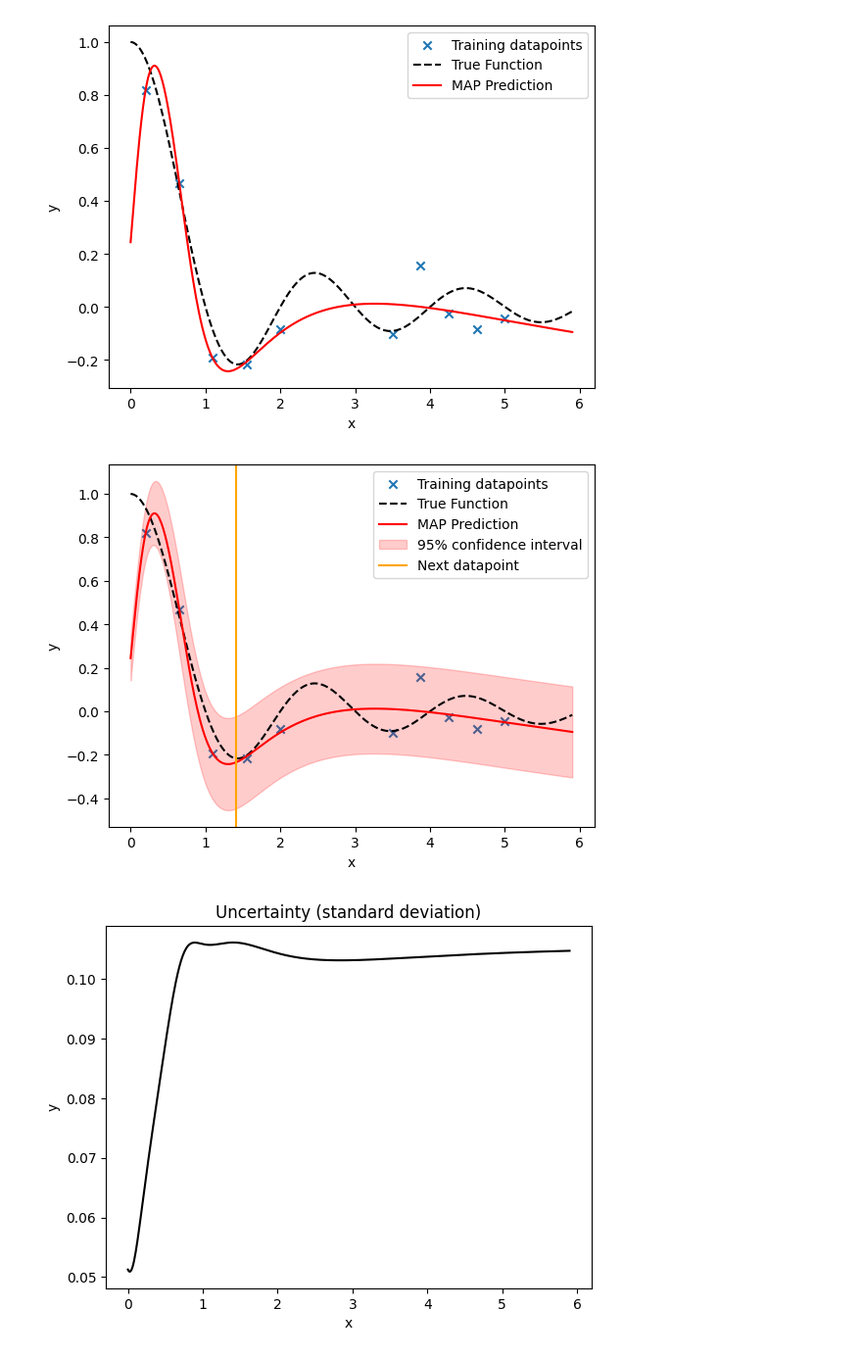
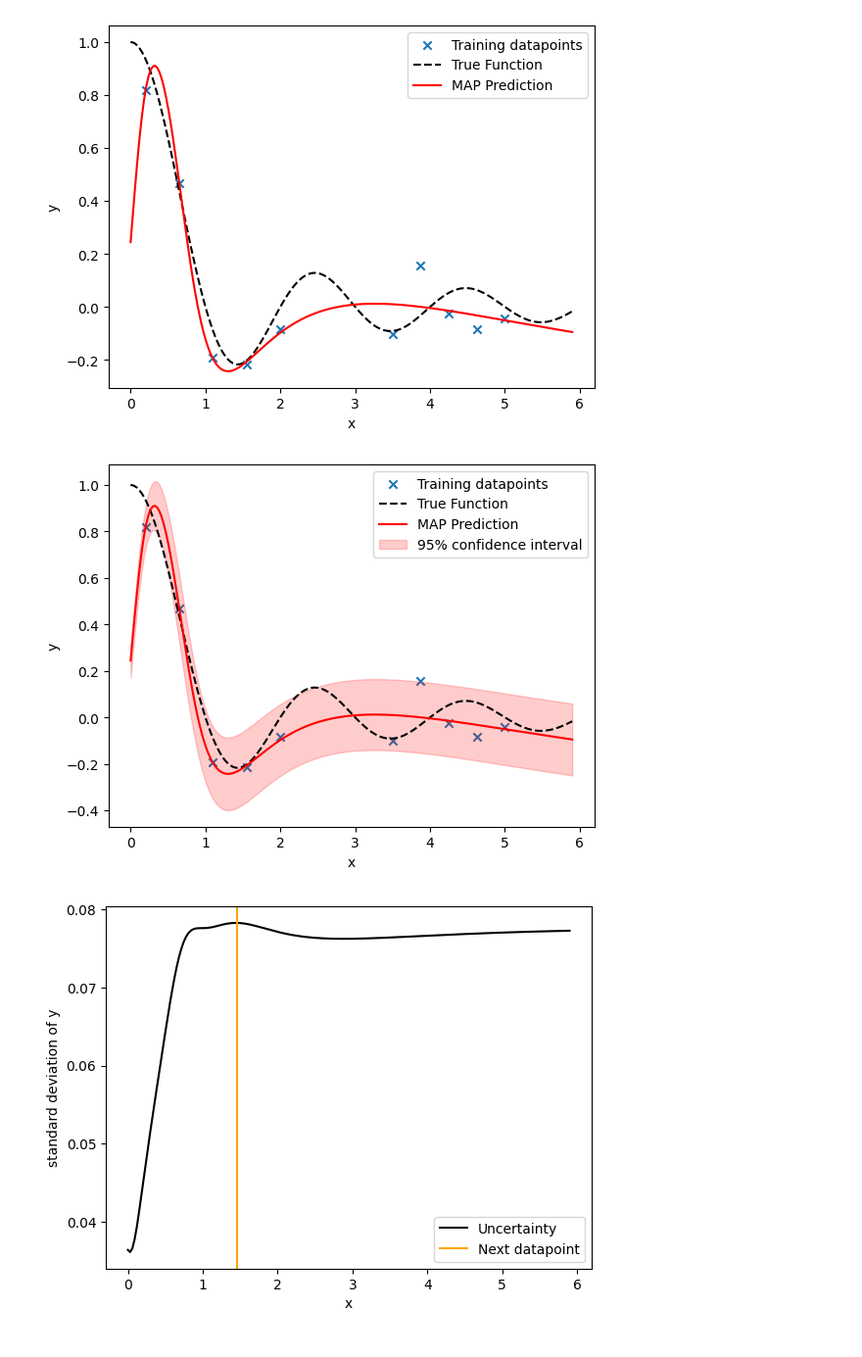
Before and after one commit to laplax-org/laplax, a Jupyter notebook: examples/0003_laplax_for_active_learning.ipynb, the cells around one changed output. Shown at 98% size. Drawn from its saved outputs; the diff is of its cells as text; code cells hidden in the pictures.

```diff
--- a/examples/0003_laplax_for_active_learning.ipynb
+++ b/examples/0003_laplax_for_active_learning.ipynb
@@ -155,7 +156,7 @@ Final loss: 0.0399
 
 plt.scatter(x, y, marker="x", label="Training datapoints")
 
-x_pred = jnp.linspace(0.0,5.9,500)[:,None]
+x_pred = jnp.linspace(0.0,5.9,200)[:,None]
 
 y_true = true_function(x_pred)
 plt.plot(x_pred, y_true, color="black", linestyle="--", label="True Function")
@@ -170,7 +171,7 @@ plt.show()
 [figure]
 # %%
 
-def quantify_uncertainty(model, trainset, x_pred, prior_precision):
+def quantify_uncertainty(model, trainloader, x_pred, prior_precision):
     """
     Compute uncertainty of model on x_pred using laplax
 
@@ -185,6 +186,8 @@ def quantify_uncertainty(model, trainset, x_pred, prior_precision):
 
     def model_fn(input, params):
         return nnx.call((graph_def, params))(input)[0]
+
+    trainset = {"input": trainloader.X, "target": trainloader.y}
 
     ggn_mv = create_ggn_mv(
         model_fn,
@@ -222,11 +225,9 @@ def quantify_uncertainty(model, trainset, x_pred, prior_precision):
 
     return y_mean, y_std
 
+prior_precision = 1./prior_variance * 100
 
-trainset = {"input": x, "target": y}
-prior_precision = 1./prior_variance*50
-
-y_mean, y_std = quantify_uncertainty(model, trainset, x_pred, prior_precision)
+y_mean, y_std = quantify_uncertainty(model, dataloader, x_pred, prior_precision)
 # %%
 def find_next_datapoint(x_pred, y_std):
     """
@@ -241,40 +242,48 @@ def find_next_datapoint(x_pred, y_std):
     """
     next_index = jnp.argmax(y_std)
     return x_pred[next_index]
+
+next_datapoint = find_next_datapoint(x_pred, y_std)
 # %%
 # Visualization with uncertainty, optimal next data point
 
-plt.scatter(x, y, marker="x", label="Training datapoints")
+def plot_prediction_with_uncertainty(trainloader, y_mean, y_std):
+    x = trainloader.X
+    y = trainloader.y
 
-plt.plot(x_pred, y_true, color="black", linestyle="--", label="True Function")
+    plt.scatter(x, y, marker="x", label="Training datapoints")
 
-plt.plot(x_pred, y_mean, color="red", label="MAP Prediction")
+    plt.plot(x_pred, y_true, color="black", linestyle="--", label="True Function")
 
-plt.fill_between(
-    x_pred.flatten(),
-    (y_mean - 2 * y_std).flatten(),
-    (y_mean + 2 * y_std).flatten(),
-    color="red",
-    alpha=0.2,
-    label="95% confidence interval",
-)
+    plt.plot(x_pred, y_mean, color="red", label="MAP Prediction")
 
-next_datapoint = find_next_datapoint(x_pred, y_std)
-plt.axvline(next_datapoint, color="orange", label="Next datapoint")
+    plt.fill_between(
+        x_pred.flatten(),
+        (y_mean - 2 * y_std).flatten(),
+        (y_mean + 2 * y_std).flatten(),
+        color="red",
+        alpha=0.2,
+        label="95% confidence interval",
+    )
 
-plt.legend()
-plt.xlabel("x")
-plt.ylabel("y")
-plt.show()
+    next_datapoint = find_next_datapoint(x_pred, y_std)
 
-plt.plot(x_pred, y_std, color="black")
-plt.title("Uncertainty (standard deviation)")
-plt.xlabel("x")
-plt.ylabel("y")
-plt.show()
+    plt.legend()
+    plt.xlabel("x")
+    plt.ylabel("y")
+    plt.show()
+
+    plt.plot(x_pred, y_std, color="black", label="Uncertainty")
+    plt.axvline(next_datapoint, color="orange", label="Next datapoint")
+    plt.legend()
+    plt.xlabel("x")
+    plt.ylabel("standard deviation of y")
+    plt.show()
+
+plot_prediction_with_uncertainty(dataloader, y_mean, y_std)
 # %% [output]
-[figure, old version]
+[figure, new version]
-[figure, old version]
+[figure, new version]
 # %%
 # Active learning loop
 
```
Also changed, not shown: parts of 2 cells of this notebook, 1 other file.
